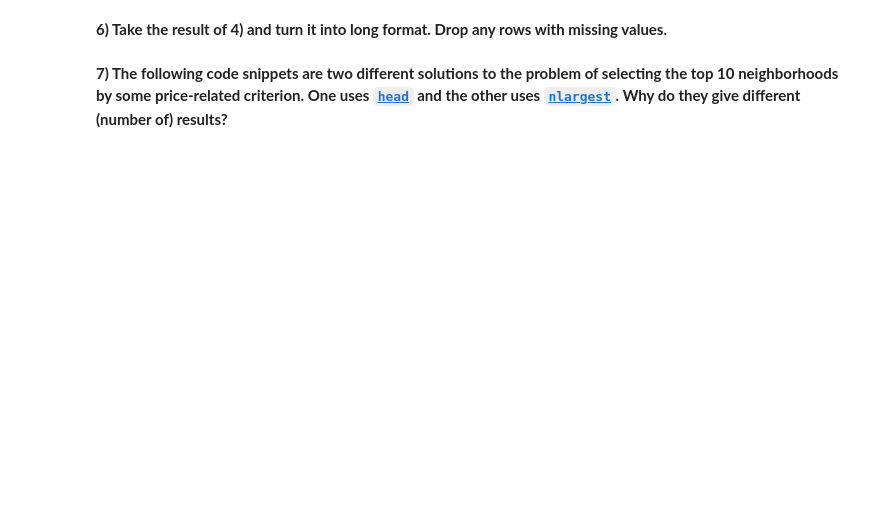
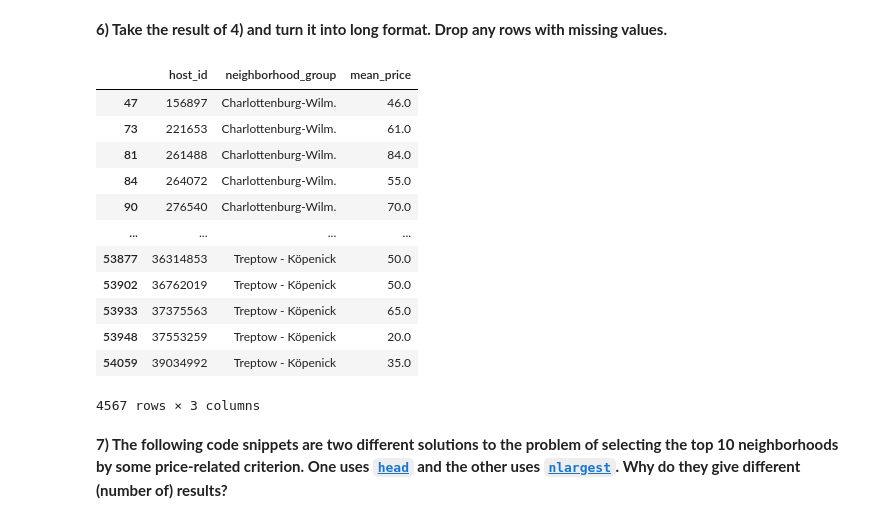
Before and after one commit to AAAnto67/Data_Analytics, a Jupyter notebook: WS2/data_wrangling.exercises.ipynb, the cells around one changed output. Drawn from its saved outputs; the diff is of its cells as text; code cells hidden in the pictures; blank space fills up the shorter version.

```diff
--- a/WS2/data_wrangling.exercises.ipynb
+++ b/WS2/data_wrangling.exercises.ipynb
@@ -38,7 +91,22 @@ reviews = pd.read_csv("airbnb_reviews.csv")
 # %% [markdown]
 **6) Take the result of 4) and turn it into long format. Drop any rows with missing values.**
 # %%
-# SOLUTION
+df6 = df4.reset_index().melt(id_vars = 'host_id', var_name = 'neighborhood_group', value_name = 'mean_price').dropna()
+display(df6)
+# %% [output]
+|  | host_id | neighborhood_group | mean_price |
+| 47 | 156897 | Charlottenburg-Wilm. | 46.0 |
+| 73 | 221653 | Charlottenburg-Wilm. | 61.0 |
+| 81 | 261488 | Charlottenburg-Wilm. | 84.0 |
+| 84 | 264072 | Charlottenburg-Wilm. | 55.0 |
+| 90 | 276540 | Charlottenburg-Wilm. | 70.0 |
+| ... | ... | ... | ... |
+| 53877 | 36314853 | Treptow - Köpenick | 50.0 |
+| 53902 | 36762019 | Treptow - Köpenick | 50.0 |
+| 53933 | 37375563 | Treptow - Köpenick | 65.0 |
+| 53948 | 37553259 | Treptow - Köpenick | 20.0 |
+| 54059 | 39034992 | Treptow - Köpenick | 35.0 |
+4567 rows × 3 columns
 # %% [markdown]
 **7) The following code snippets are two different solutions to the problem of selecting the top 10 neighborhoods by some price-related criterion. One uses [`head`](https://pandas.pydata.org/docs/reference/api/pandas.DataFrame.head.html) and the other uses [`nlargest`](https://pandas.pydata.org/docs/reference/api/pandas.DataFrame.nlargest.html). Why do they give different (number of) results?**
 # %%
```
Also changed, not shown: parts of 17 cells of this notebook.
